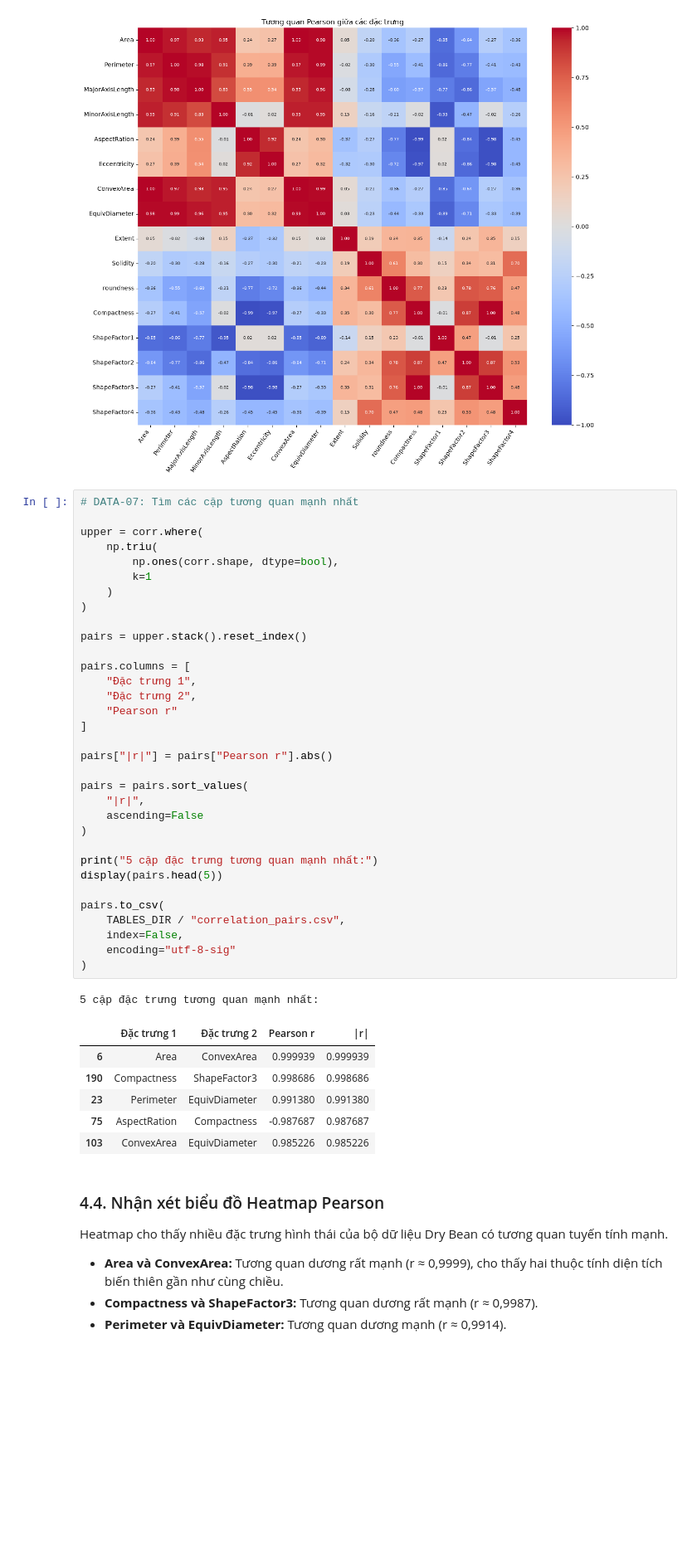
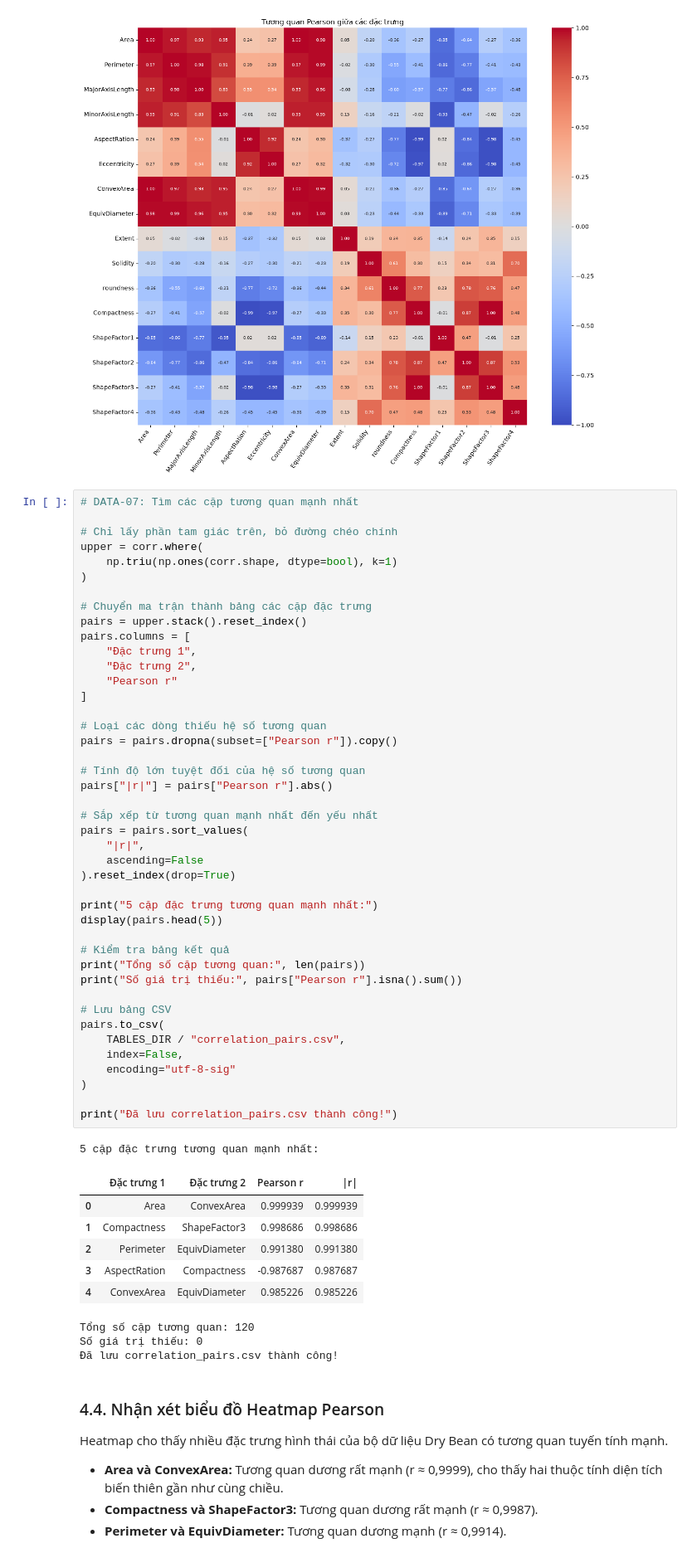
Before and after one commit to tanlen06-debug/Khai_Thac_Du_Lieu_Gr6, a Jupyter notebook: notebooks/lan.ipynb, the cells around one changed output. Shown at 83% size. Cells and saved outputs as stored; diff of their text form; blank space fills up the shorter version.

```diff
--- a/notebooks/lan.ipynb
+++ b/notebooks/lan.ipynb
@@ -648,44 +648,57 @@ plt.show()
 # %%
 # DATA-07: Tìm các cặp tương quan mạnh nhất
 
+# Chỉ lấy phần tam giác trên, bỏ đường chéo chính
 upper = corr.where(
-    np.triu(
-        np.ones(corr.shape, dtype=bool),
-        k=1
-    )
+    np.triu(np.ones(corr.shape, dtype=bool), k=1)
 )
 
+# Chuyển ma trận thành bảng các cặp đặc trưng
 pairs = upper.stack().reset_index()
-
 pairs.columns = [
     "Đặc trưng 1",
     "Đặc trưng 2",
     "Pearson r"
 ]
 
+# Loại các dòng thiếu hệ số tương quan
+pairs = pairs.dropna(subset=["Pearson r"]).copy()
+
+# Tính độ lớn tuyệt đối của hệ số tương quan
 pairs["|r|"] = pairs["Pearson r"].abs()
 
+# Sắp xếp từ tương quan mạnh nhất đến yếu nhất
 pairs = pairs.sort_values(
     "|r|",
     ascending=False
-)
+).reset_index(drop=True)
 
 print("5 cặp đặc trưng tương quan mạnh nhất:")
 display(pairs.head(5))
 
+# Kiểm tra bảng kết quả
+print("Tổng số cặp tương quan:", len(pairs))
+print("Số giá trị thiếu:", pairs["Pearson r"].isna().sum())
+
+# Lưu bảng CSV
 pairs.to_csv(
     TABLES_DIR / "correlation_pairs.csv",
     index=False,
     encoding="utf-8-sig"
 )
+
+print("Đã lưu correlation_pairs.csv thành công!")
 # %% [output]
 5 cặp đặc trưng tương quan mạnh nhất:
 |  | Đặc trưng 1 | Đặc trưng 2 | Pearson r | |r| |
-| 6 | Area | ConvexArea | 0.999939 | 0.999939 |
-| 190 | Compactness | ShapeFactor3 | 0.998686 | 0.998686 |
-| 23 | Perimeter | EquivDiameter | 0.991380 | 0.991380 |
-| 75 | AspectRation | Compactness | -0.987687 | 0.987687 |
-| 103 | ConvexArea | EquivDiameter | 0.985226 | 0.985226 |
+| 0 | Area | ConvexArea | 0.999939 | 0.999939 |
+| 1 | Compactness | ShapeFactor3 | 0.998686 | 0.998686 |
+| 2 | Perimeter | EquivDiameter | 0.991380 | 0.991380 |
+| 3 | AspectRation | Compactness | -0.987687 | 0.987687 |
+| 4 | ConvexArea | EquivDiameter | 0.985226 | 0.985226 |
+Tổng số cặp tương quan: 120
+Số giá trị thiếu: 0
+Đã lưu correlation_pairs.csv thành công!
 # %% [markdown]
 ### 4.4. Nhận xét biểu đồ Heatmap Pearson
 
```
Also changed, not shown: 1 other file.
